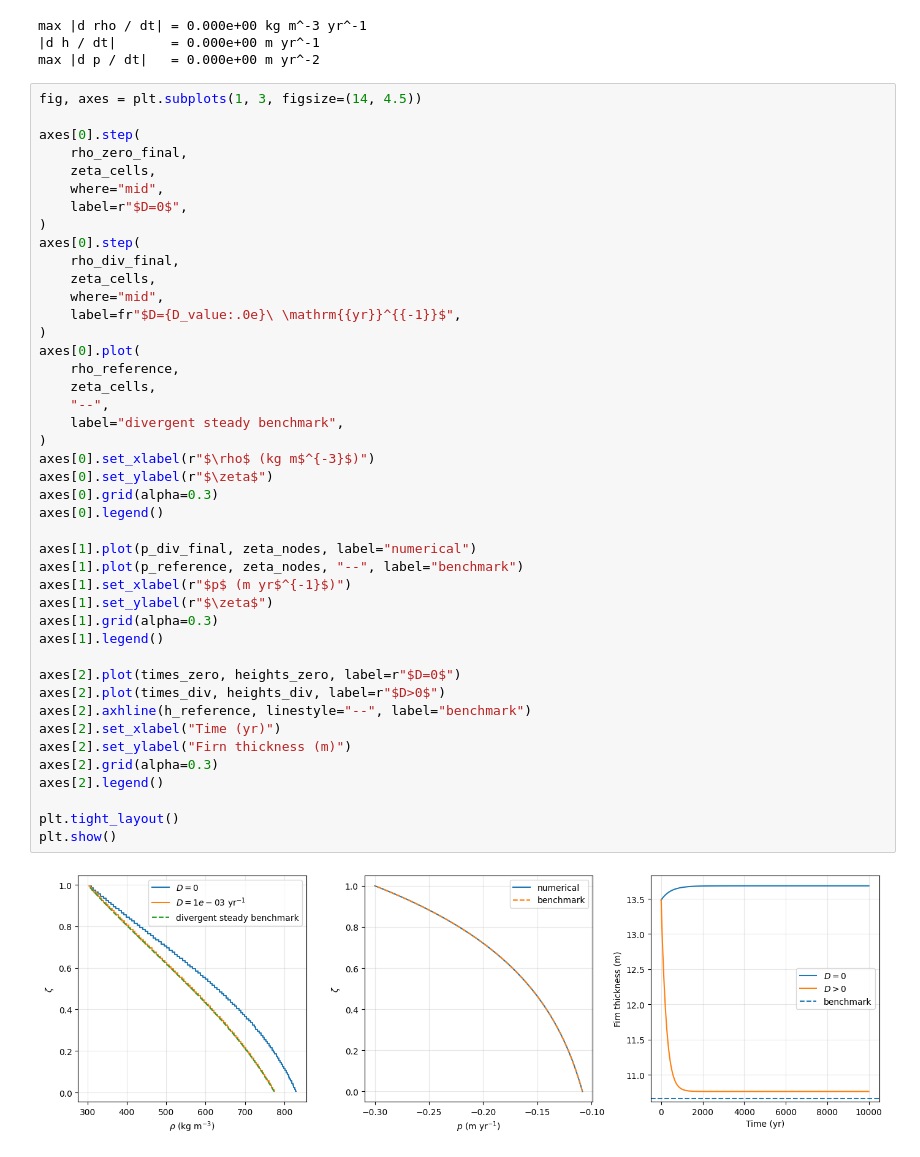
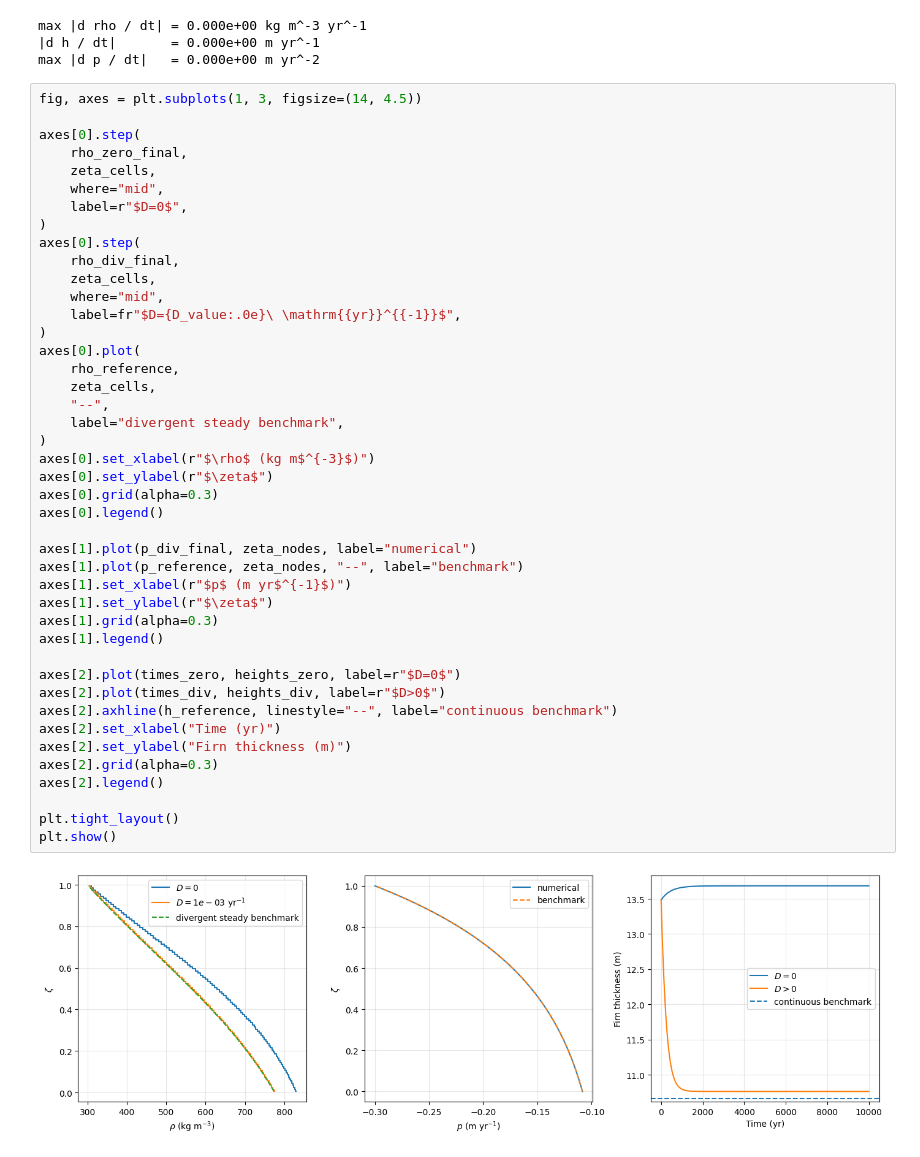
Before and after one commit to cebarker1000/firn_model, a Jupyter notebook: test_prescribed_horizontal_divergence.ipynb, the cells around one changed output. Cells and saved outputs as stored; diff of their text form.

```diff
--- a/test_prescribed_horizontal_divergence.ipynb
+++ b/test_prescribed_horizontal_divergence.ipynb
@@ -375,32 +376,32 @@ axes[0].step(
     label=fr"$D={D_value:.0e}\ \mathrm{{yr}}^{{-1}}$",
 )
 axes[0].plot(
     rho_reference,
     zeta_cells,
     "--",
     label="divergent steady benchmark",
 )
 axes[0].set_xlabel(r"$\rho$ (kg m$^{-3}$)")
 axes[0].set_ylabel(r"$\zeta$")
 axes[0].grid(alpha=0.3)
 axes[0].legend()
 
 axes[1].plot(p_div_final, zeta_nodes, label="numerical")
 axes[1].plot(p_reference, zeta_nodes, "--", label="benchmark")
 axes[1].set_xlabel(r"$p$ (m yr$^{-1}$)")
 axes[1].set_ylabel(r"$\zeta$")
 axes[1].grid(alpha=0.3)
 axes[1].legend()
 
 axes[2].plot(times_zero, heights_zero, label=r"$D=0$")
 axes[2].plot(times_div, heights_div, label=r"$D>0$")
-axes[2].axhline(h_reference, linestyle="--", label="benchmark")
+axes[2].axhline(h_reference, linestyle="--", label="continuous benchmark")
 axes[2].set_xlabel("Time (yr)")
 axes[2].set_ylabel("Firn thickness (m)")
 axes[2].grid(alpha=0.3)
 axes[2].legend()
 
 plt.tight_layout()
 plt.show()
 # %% [output]
-[figure, old version]
+[figure, new version]
```
Also changed, not shown: parts of 3 cells of this notebook, 2 other files.
